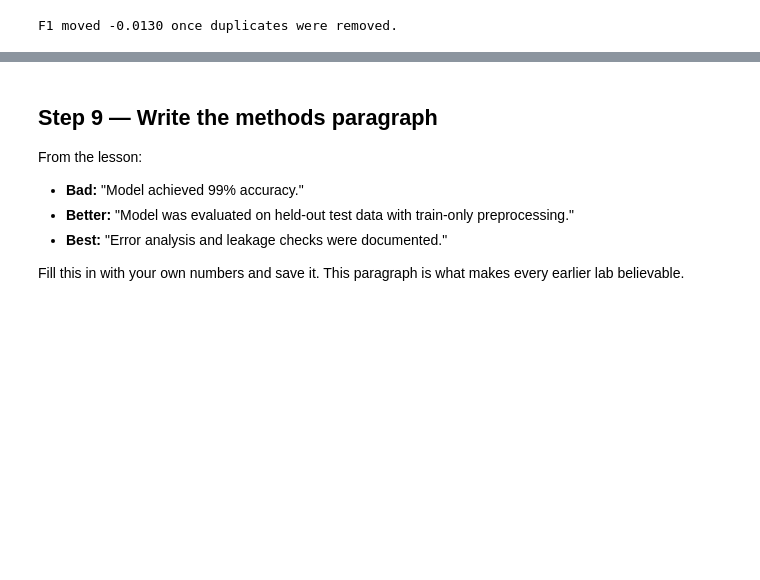
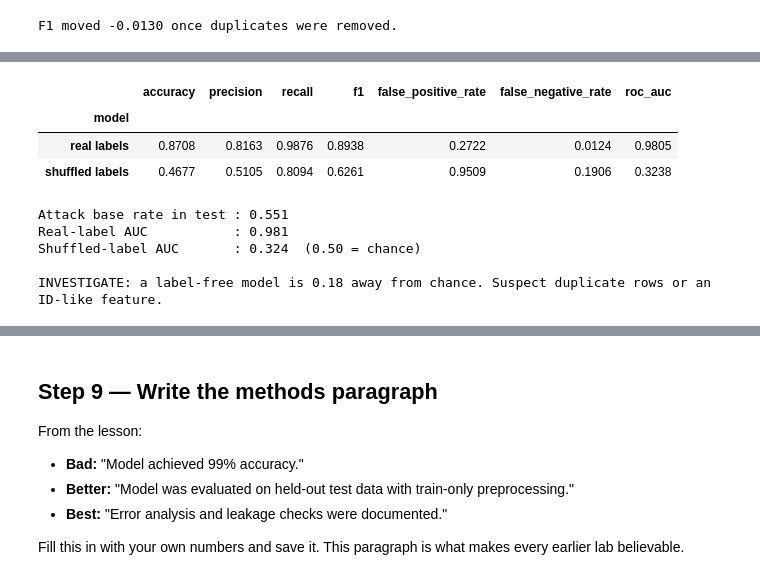
Before and after one commit to Jacquelinepersha/ai-cybersecurity-public-labs, a Jupyter notebook: notebooks/07_data_leakage_validation_design.ipynb, the cells around one changed output, grey strips where cells are left out. Drawn from its saved outputs; the diff is of its cells as text; code cells hidden in the pictures; blank space fills up the shorter version.

```diff
--- a/notebooks/07_data_leakage_validation_design.ipynb
+++ b/notebooks/07_data_leakage_validation_design.ipynb
@@ -323,0 +329,42 @@ PASS — shuffled labels collapse to chance, so the signal is real.
+# %%
+def shuffled_label_auc(X_fit, y_fit, n_estimators=100):
+    rng = np.random.default_rng(42)
+    y_shuffled = rng.permutation(np.asarray(y_fit))
+    model = Pipeline([
+        ("prep", build_preprocessor(X_fit, scale_numeric=False)),
+        ("model", RandomForestClassifier(
+            n_estimators=n_estimators, class_weight="balanced_subsample",
+            random_state=42, n_jobs=-1)),
+    ]).fit(X_fit, y_shuffled)
+    score = model.predict_proba(X_test)[:, 1]
+    return binary_metrics(y_test, (score >= 0.5).astype(int), score)
+
+shuffled_metrics = shuffled_label_auc(X_train, y_train)
+real_score = pipe.predict_proba(X_test)[:, 1]
+real_metrics = binary_metrics(y_test, y_pred, real_score)
+
+display(pd.concat([
+    binary_metrics_frame("real labels", real_metrics),
+    binary_metrics_frame("shuffled labels", shuffled_metrics),
+]).round(4))
+
+# Judge this on ROC AUC, not F1: a useless model can post a respectable F1 by
+# favouring the majority class. Destroy the labels and AUC must land near 0.50.
+print(f"Attack base rate in test : {y_test.mean():.3f}")
+print(f"Real-label AUC           : {real_metrics.roc_auc:.3f}")
+print(f"Shuffled-label AUC       : {shuffled_metrics.roc_auc:.3f}  (0.50 = chance)")
+
+distance = abs(shuffled_metrics.roc_auc - 0.5)
+print("\nPASS: shuffled labels collapse to chance." if distance < 0.05 else
+      f"\nINVESTIGATE: a label-free model is {distance:.2f} away from chance. "
+      "Suspect duplicate rows or an ID-like feature.")
+# %% [output]
+|  | accuracy | precision | recall | f1 | false_positive_rate | false_negative_rate | roc_auc |
+| model |  |  |  |  |  |  |  |
+| real labels | 0.8708 | 0.8163 | 0.9876 | 0.8938 | 0.2722 | 0.0124 | 0.9805 |
+| shuffled labels | 0.4677 | 0.5105 | 0.8094 | 0.6261 | 0.9509 | 0.1906 | 0.3238 |
+Attack base rate in test : 0.551
+Real-label AUC           : 0.981
+Shuffled-label AUC       : 0.324  (0.50 = chance)
+
+INVESTIGATE: a label-free model is 0.18 away from chance. Suspect duplicate rows or an ID-like feature.
```
Also changed, not shown: parts of 24 cells of this notebook.
